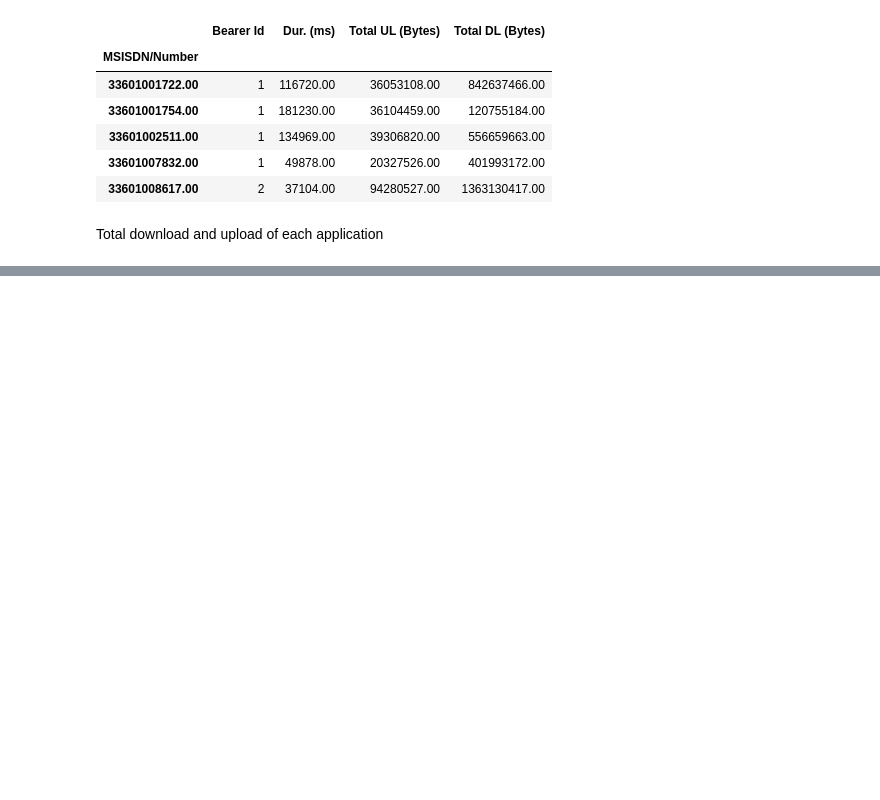
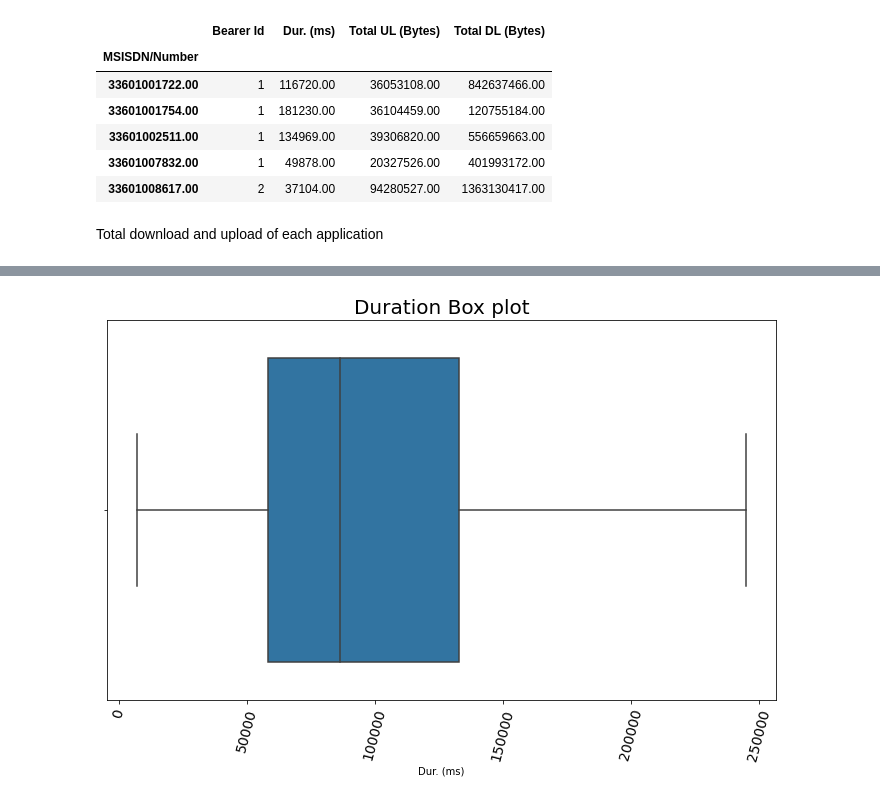
Before and after one commit to NatnaelSisay/Telecom_data_Analysis, a Jupyter notebook: notebooks/1_User_Overview_Analysis.ipynb, the cells around one changed output, grey strips where cells are left out. Cells and saved outputs as stored; diff of their text form; code cells hidden in the pictures; blank space fills up the shorter version.

```diff
--- a/notebooks/1_User_Overview_Analysis.ipynb
+++ b/notebooks/1_User_Overview_Analysis.ipynb
@@ -114,0 +206,4 @@ Total download and upload of each application
+# %%
+ploting.plot_box(user_app_behaviour, 'Dur. (ms)', 'Duration Box plot')
+# %% [output]
+[figure, added]
```
Also changed, not shown: parts of 35 cells of this notebook, 1 other file.
